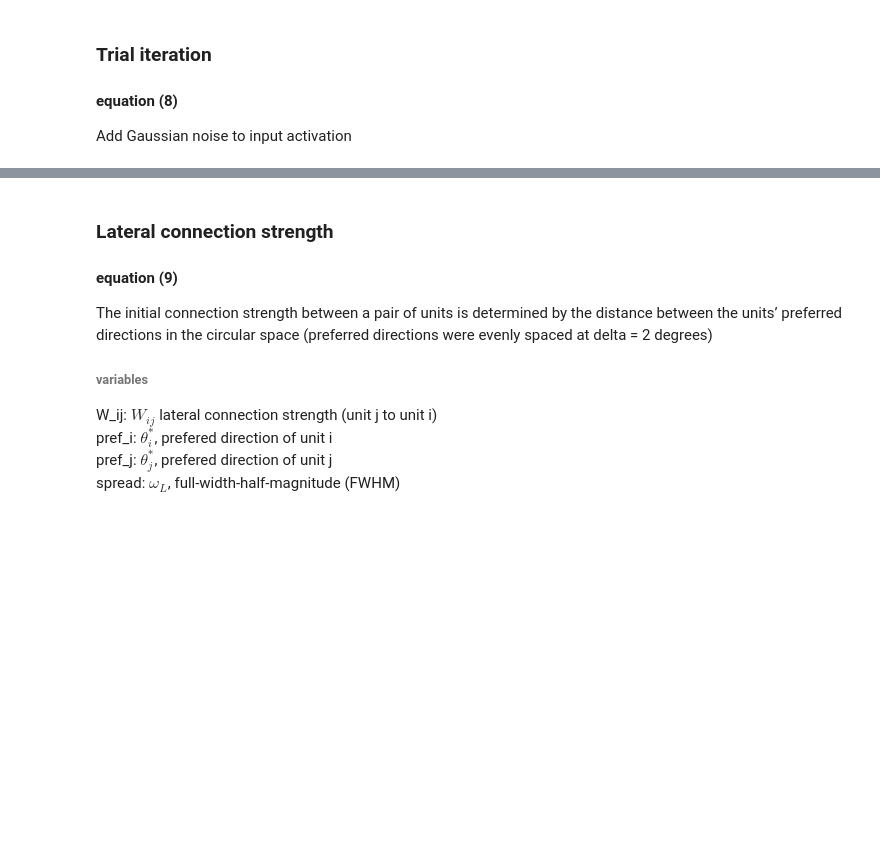
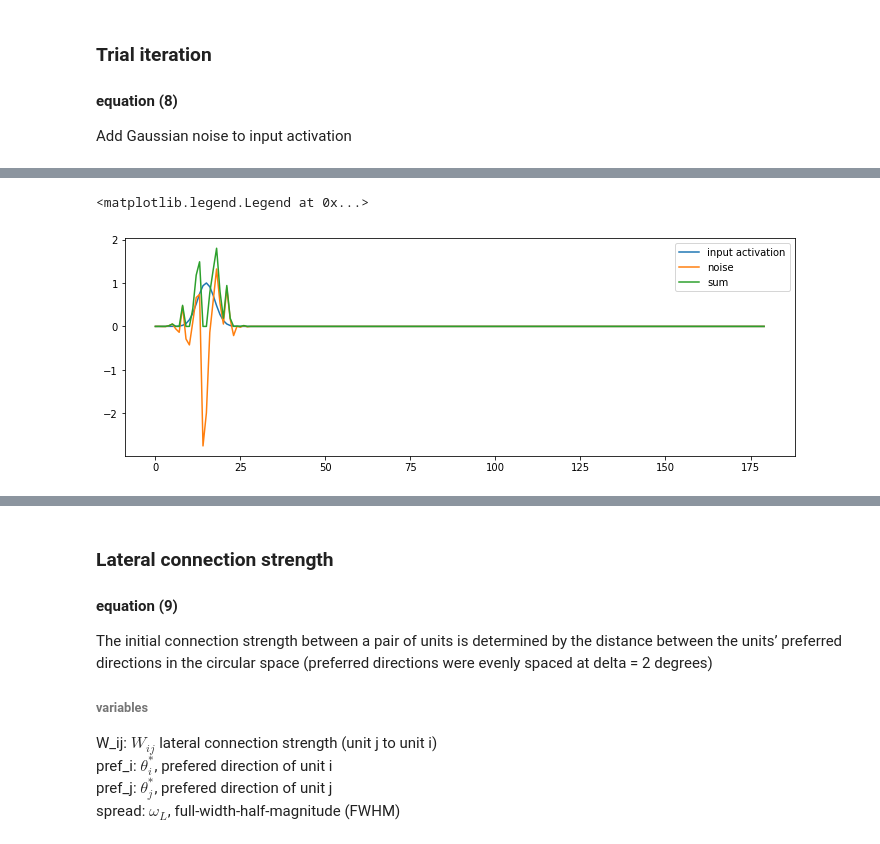
Before and after one commit to mwprestonjr/verstynen_2011_rpl, a Jupyter notebook: notebooks/verstynen_2011.ipynb, the cells around one changed output, grey strips where cells are left out. Saved outputs shown, nothing was run; the diff lists cells and outputs as text; code cells hidden in the pictures; blank space fills up the shorter version.

```diff
--- a/notebooks/verstynen_2011.ipynb
+++ b/notebooks/verstynen_2011.ipynb
@@ -96,0 +94,19 @@ rv = multivariate_normal(np.zeros_like(pref_dirs), covariance, allow_singular=Tr
+# %%
+# calculate noise
+noise = multivariate_normal.rvs(np.zeros_like(pref_dirs), covariance, size=1)
+
+# add noise to input activation
+activation_n_noise = activation + noise
+
+# take positive part
+activation_n_noise[activation_n_noise<0] = 0
+
+# plot activation
+plt.figure(figsize=[12,4])
+plt.plot(activation,label='input activation')
+plt.plot(noise,label='noise')
+plt.plot(activation_n_noise,label='sum')
+plt.legend()
+# %% [output]
+<matplotlib.legend.Legend at 0x...>
+[figure, added]
```
Also changed, not shown: parts of 17 cells of this notebook.
